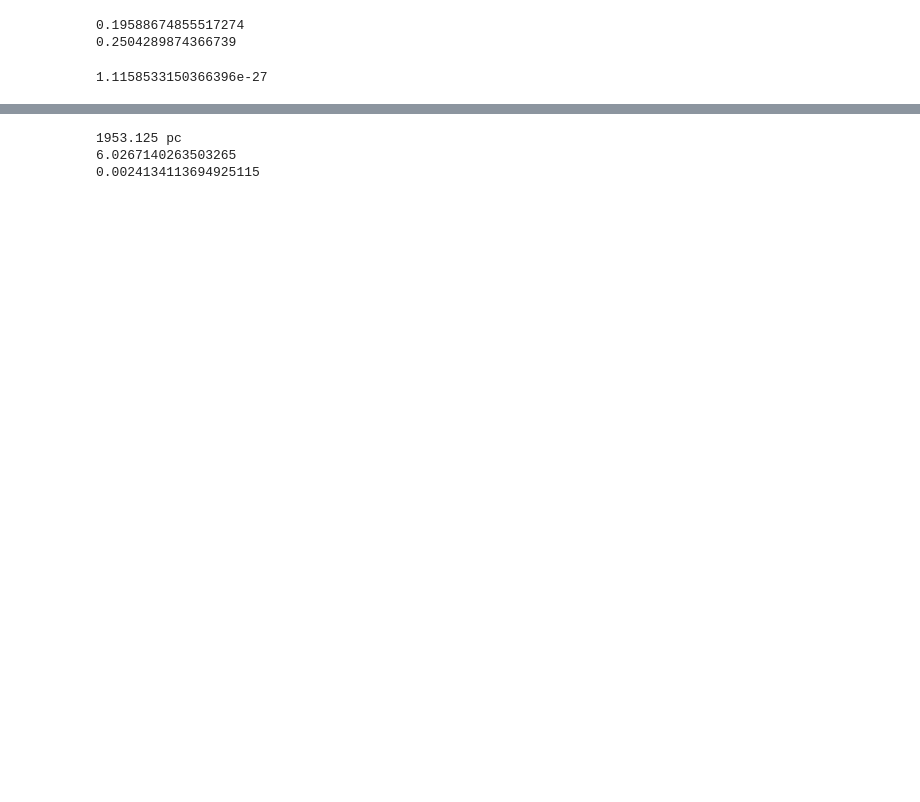
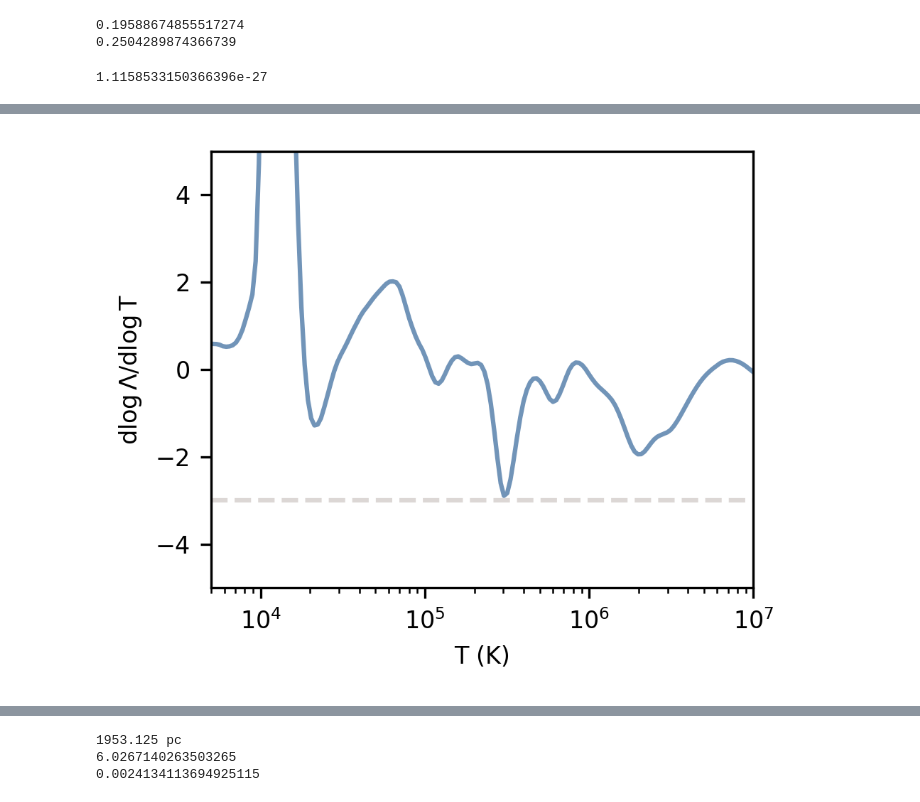
Before and after one commit to zunyibrt/CGM_ICs, a Jupyter notebook: ipynb/generate_cooling_table.ipynb, the cells around one changed output, grey strips where cells are left out. Saved outputs shown, nothing was run; the diff lists cells and outputs as text; code cells hidden in the pictures; blank space fills up the shorter version.

```diff
--- a/ipynb/generate_cooling_table.ipynb
+++ b/ipynb/generate_cooling_table.ipynb
@@ -135,3 +167,43 @@ cooling_function_cie = (1./3)*np.array(H_He_Cooling2[1]+Metal_Cooling2)
+# %%
+# latexify(1)
+# plt.figure()
+
+# log_T = np.log10(Tbins[3:])
+# log_Lambda = np.log10(cooling_function_cie[3:])
+# power_law_slope = np.gradient(log_Lambda, log_T)
+
+# plt.plot(Tbins[3:], power_law_slope, alpha=0.8, color='black', label="Collisional")
+
+# plt.xscale('log')
+# plt.legend(frameon=False)
+# plt.ylim(-5,5)
+# plt.xlim(1e1, 1e9)
+# plt.xlabel(r'T (K)')
+# plt.ylabel(r'$d\log\Lambda/d\log T$')
+# plt.tight_layout()
+# plt.show()
+
+latexify(1)
+plt.figure()
+
+log_T = np.log10(Tbins[3:])
+log_Lambda = np.log10(cooling_function_cie[3:])
+power_law_slope = np.gradient(log_Lambda, log_T)
+
+plt.plot(Tbins[3:], power_law_slope, alpha=0.8) #, label="Collisional")
+plt.hlines(-3,5e3,1e7,colors='C9',ls='--',alpha=0.5)
+
+plt.xscale('log')
+plt.legend(frameon=False)
+plt.ylim(-5,5)
+plt.xlim(5e3, 1e7)
+plt.xlabel(r'T (K)')
+plt.ylabel(r'd$\log\Lambda/$d$\log$T')
+plt.tight_layout()
+plt.savefig('plots/cooling_function_gradient.pdf',dpi=300)
+plt.show()
+# %% [output]
+[figure, added]
 # %%
 latexify(1)
 plt.figure()
```
Also changed, not shown: parts of 10 cells of this notebook, 38 other files.
